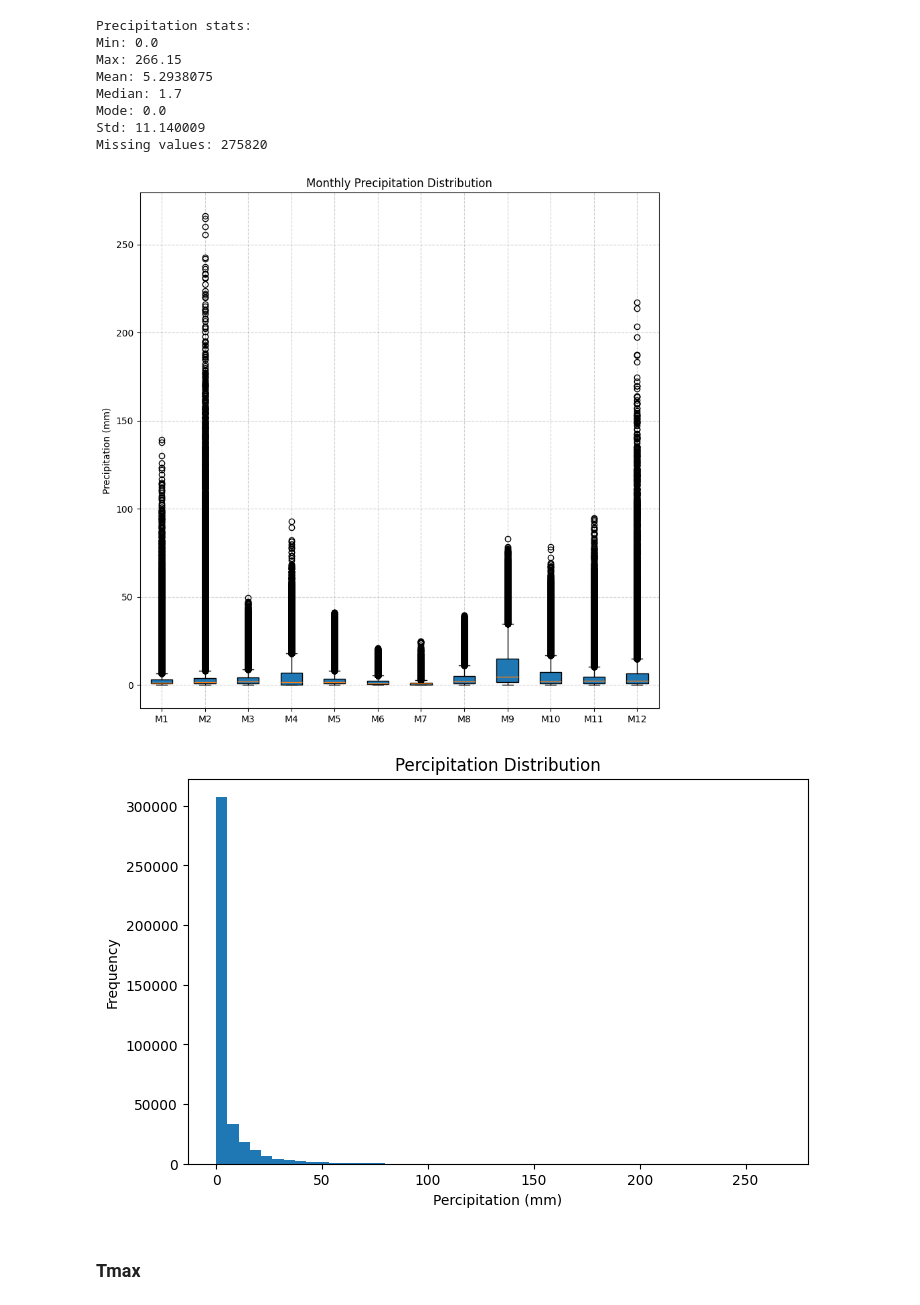
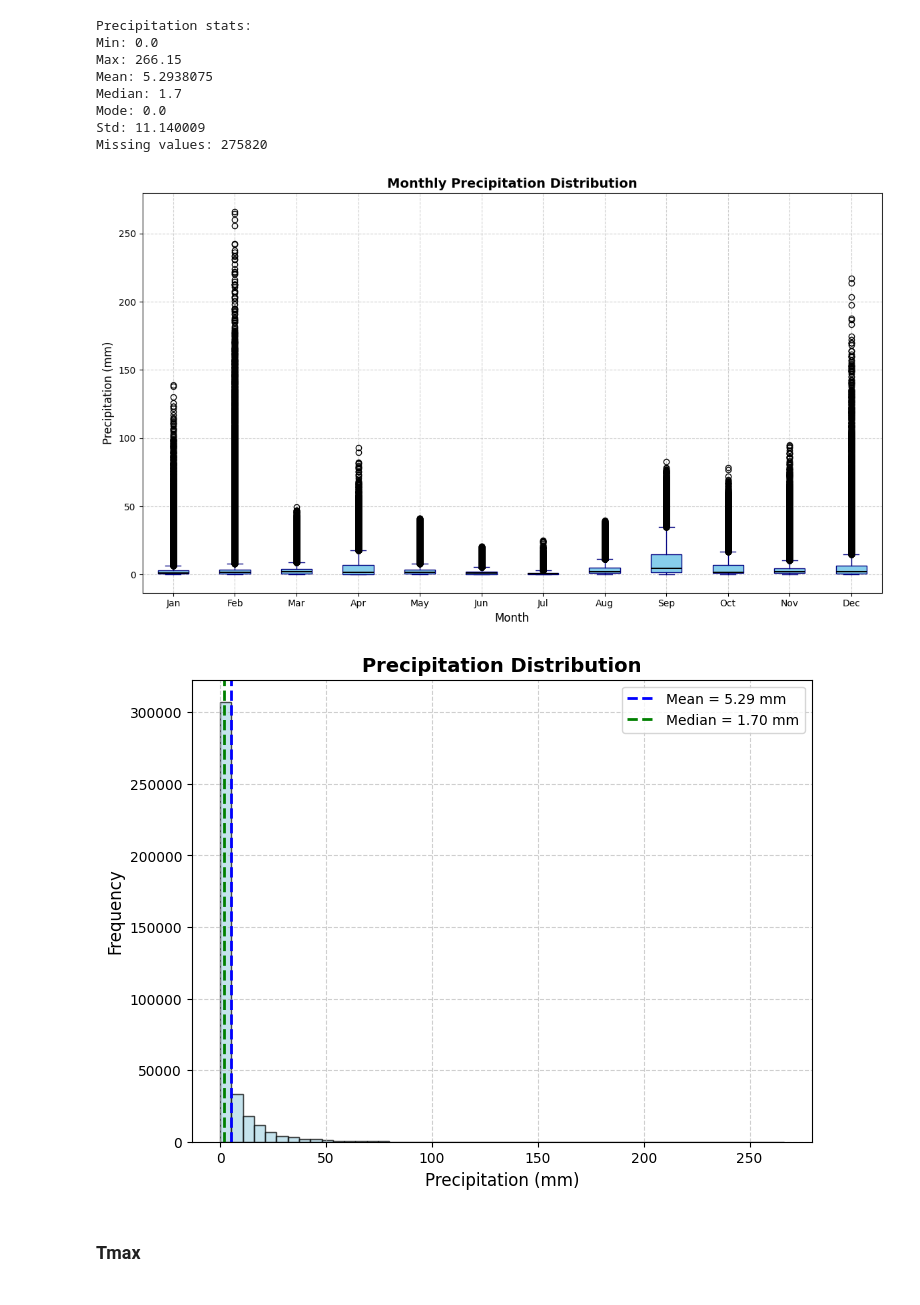
Before and after one commit to b-fatma/S2I-DM, a Jupyter notebook: src/eda/climate.ipynb, the cells around one changed output. Saved outputs shown, nothing was run; the diff lists cells and outputs as text; code cells hidden in the pictures.

```diff
--- a/src/eda/climate.ipynb
+++ b/src/eda/climate.ipynb
@@ -13,9 +20,9 @@ def load_monthly_data(folder_path):
     data_arrays = [rxr.open_rasterio(f).squeeze() for f in files]
     combined = xr.concat(data_arrays, dim='month')
     return combined
-precip=load_monthly_data("processed_data\climate_dataset\prec")
-tmax=load_monthly_data(r"processed_data\climate_dataset\tmax")
-tmin=load_monthly_data(r"processed_data\climate_dataset\tmin")
+precip=load_monthly_data("..\..\processed_data\climate_dataset\prec")
+tmax=load_monthly_data(r"..\..\processed_data\climate_dataset\tmax")
+tmin=load_monthly_data(r"..\..\processed_data\climate_dataset\tmin")
 # %%
 print(precip.coords)
 print(precip.shape)
@@ -66,23 +80,43 @@ Mode: 0.0
 Std: 11.140009
 Missing values: 275820
 # %%
-plt.figure(figsize=(10,10))
-plt.boxplot([v[~np.isnan(v)] for v in precip_monthly], labels=[f"M{i+1}" for i in range(12)], patch_artist=True)
-plt.title("Monthly Precipitation Distribution")
-plt.ylabel("Precipitation (mm)")
+plt.figure(figsize=(12, 7))
+box = plt.boxplot(
+    [v[~np.isnan(v)] for v in precip_monthly],
+    labels=["Jan", "Feb", "Mar", "Apr", "May", "Jun",
+            "Jul", "Aug", "Sep", "Oct", "Nov", "Dec"],
+    patch_artist=True,
+    medianprops=dict(color="black", linewidth=1.5),
+    boxprops=dict(facecolor="skyblue", color="navy"),
+    whiskerprops=dict(color="navy"),
+    capprops=dict(color="navy")
+)
+
+plt.title("Monthly Precipitation Distribution", fontsize=14, fontweight="bold")
+plt.ylabel("Precipitation (mm)", fontsize=12)
+plt.xlabel("Month", fontsize=12)
 plt.grid(True, linestyle="--", alpha=0.6)
+plt.xticks(rotation=0)
+plt.tight_layout()
 plt.show()
 # %% [output]
-[figure, old version]
+[figure, new version]
 # %%
-plt.figure(figsize=(8, 5))
-precip.plot.hist(bins=50)
-plt.title("Percipitation Distribution")
-plt.xlabel("Percipitation (mm)")
-plt.ylabel("Frequency")
+mean_val = precip.mean().values
+median_val = precip.median().values
+
+plt.figure(figsize=(8, 6))
+precip.plot.hist(bins=50, color="lightblue", edgecolor="black", alpha=0.7)
+plt.axvline(mean_val, color="blue", linestyle="--", linewidth=2, label=f"Mean = {mean_val:.2f} mm")
+plt.axvline(median_val, color="green", linestyle="--", linewidth=2, label=f"Median = {median_val:.2f} mm")
+plt.title("Precipitation Distribution", fontsize=14, fontweight="bold")
+plt.xlabel("Precipitation (mm)", fontsize=12)
+plt.ylabel("Frequency", fontsize=12)
+plt.legend()
+plt.grid(True, linestyle="--", alpha=0.6)
 plt.show()
 # %% [output]
-[figure, old version]
+[figure, new version]
 # %% [markdown]
 ### Tmax
 # %%
```
Also changed, not shown: parts of 13 cells of this notebook, 2 other files.
